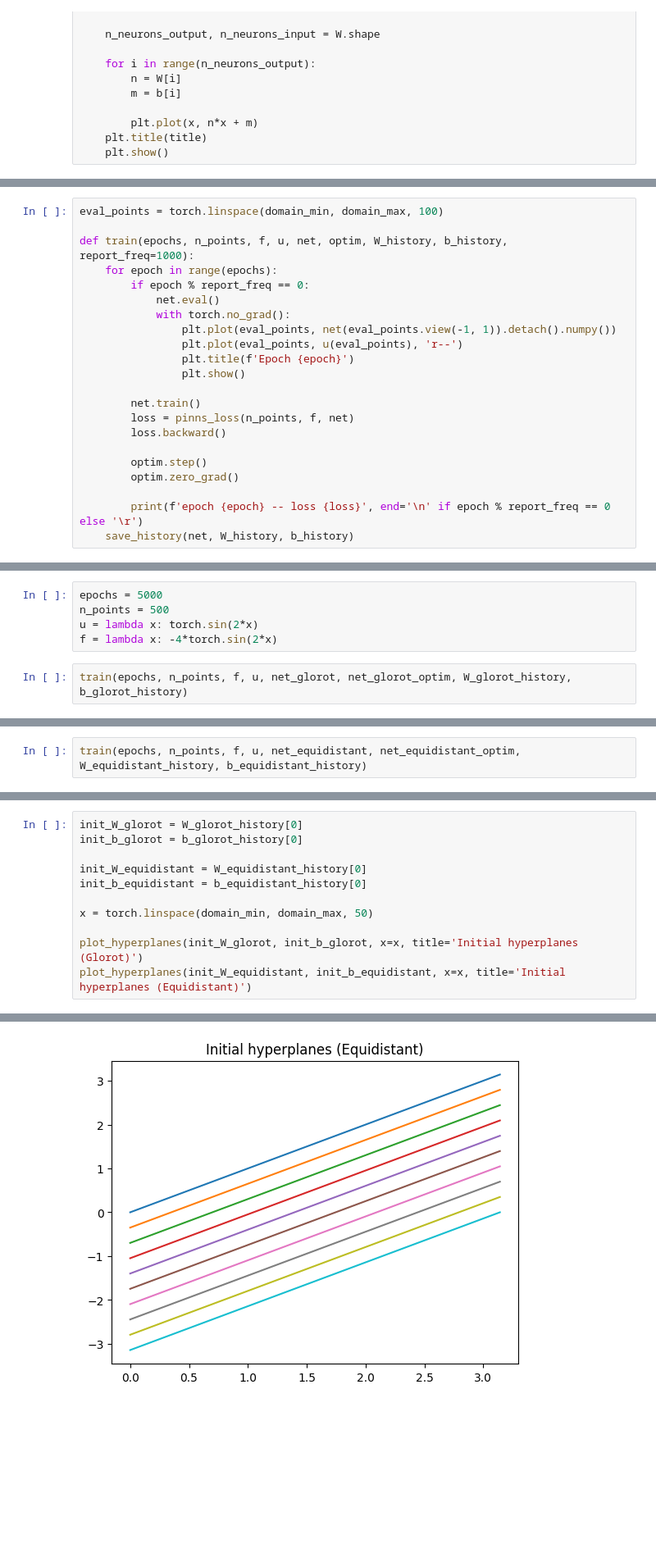
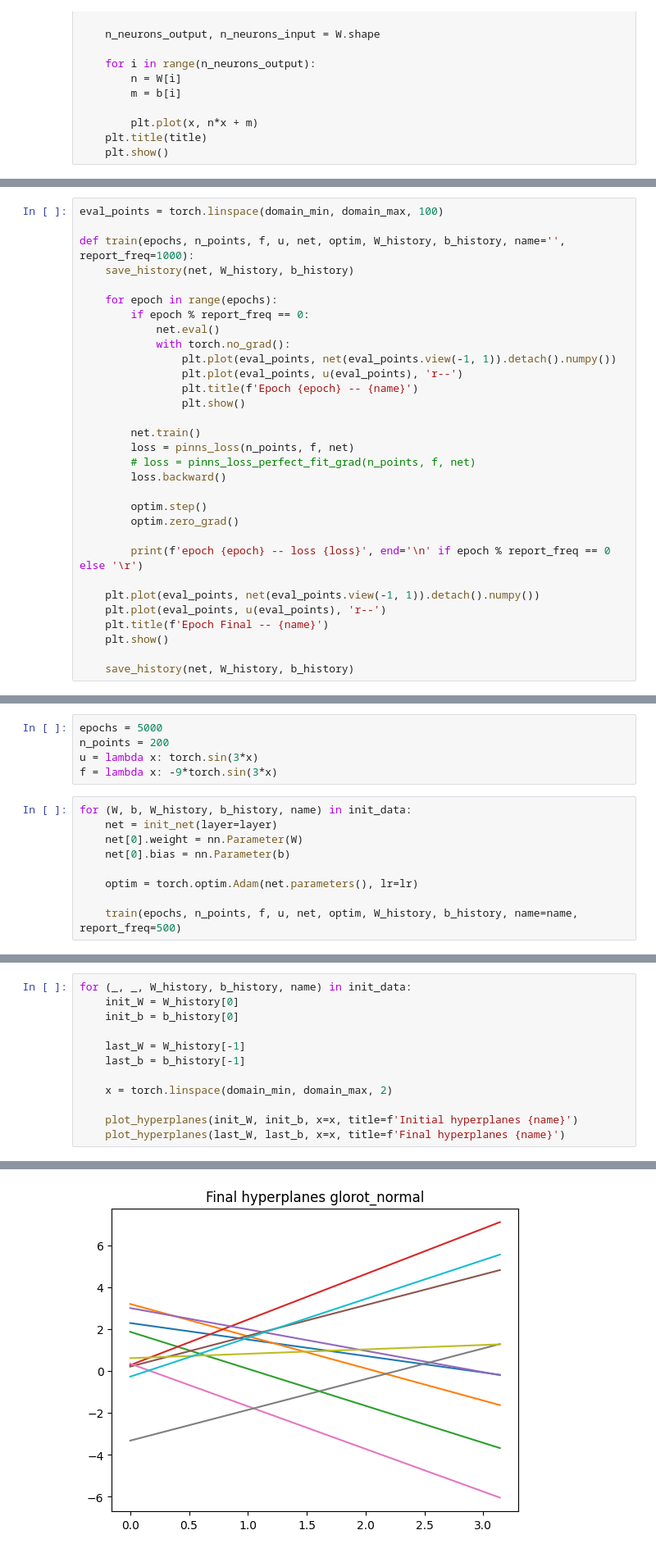
Before and after one commit to emmt1998/Improving_initialization, a Jupyter notebook: pinns_torch_1d.ipynb, the cells around one changed output, grey strips where cells are left out. Shown at 82% size. Drawn from its saved outputs; the diff is of its cells as text; blank space fills up the shorter version.

Commit message:
initializations + refactoring. gradient perfect square

```diff
--- a/pinns_torch_1d.ipynb
+++ b/pinns_torch_1d.ipynb
@@ -89,22 +146,31 @@ def pinns_loss(n_points, f, net):
 # %%
 eval_points = torch.linspace(domain_min, domain_max, 100)
 
-def train(epochs, n_points, f, u, net, optim, W_history, b_history, report_freq=1000):
+def train(epochs, n_points, f, u, net, optim, W_history, b_history, name='', report_freq=1000):
+    save_history(net, W_history, b_history)
+
     for epoch in range(epochs):
         if epoch % report_freq == 0:
             net.eval()
             with torch.no_grad():
                 plt.plot(eval_points, net(eval_points.view(-1, 1)).detach().numpy())
                 plt.plot(eval_points, u(eval_points), 'r--')
-                plt.title(f'Epoch {epoch}')
+                plt.title(f'Epoch {epoch} -- {name}')
                 plt.show()
 
         net.train()
         loss = pinns_loss(n_points, f, net)
+        # loss = pinns_loss_perfect_fit_grad(n_points, f, net)
         loss.backward()
 
         optim.step()
         optim.zero_grad()
 
         print(f'epoch {epoch} -- loss {loss}', end='\n' if epoch % report_freq == 0 else '\r')
+
+    plt.plot(eval_points, net(eval_points.view(-1, 1)).detach().numpy())
+    plt.plot(eval_points, u(eval_points), 'r--')
+    plt.title(f'Epoch Final -- {name}')
+    plt.show()
+
     save_history(net, W_history, b_history)
@@ -111,8 +215,15 @@ def train(epochs, n_points, f, u, net, optim, W_history, b_history, report_freq=
 # %%
 epochs = 5000
-n_points = 500
-u = lambda x: torch.sin(2*x)
-f = lambda x: -4*torch.sin(2*x)
+n_points = 200
+u = lambda x: torch.sin(3*x)
+f = lambda x: -9*torch.sin(3*x)
 # %%
-train(epochs, n_points, f, u, net_glorot, net_glorot_optim, W_glorot_history, b_glorot_history)
+for (W, b, W_history, b_history, name) in init_data:
+    net = init_net(layer=layer)
+    net[0].weight = nn.Parameter(W)
+    net[0].bias = nn.Parameter(b)
+
+    optim = torch.optim.Adam(net.parameters(), lr=lr)
+
+    train(epochs, n_points, f, u, net, optim, W_history, b_history, name=name, report_freq=500)
 # %% [output]
@@ -134,2 +248,0 @@ epoch 4999 -- loss 0.0021700789220631123
-# %%
-train(epochs, n_points, f, u, net_equidistant, net_equidistant_optim, W_equidistant_history, b_equidistant_history)
@@ -161,12 +249,13 @@ plt.show()
 # %%
-init_W_glorot = W_glorot_history[0]
-init_b_glorot = b_glorot_history[0]
+for (_, _, W_history, b_history, name) in init_data:
+    init_W = W_history[0]
+    init_b = b_history[0]
 
-init_W_equidistant = W_equidistant_history[0]
-init_b_equidistant = b_equidistant_history[0]
+    last_W = W_history[-1]
+    last_b = b_history[-1]
 
-x = torch.linspace(domain_min, domain_max, 50)
+    x = torch.linspace(domain_min, domain_max, 2)
 
-plot_hyperplanes(init_W_glorot, init_b_glorot, x=x, title='Initial hyperplanes (Glorot)')
-plot_hyperplanes(init_W_equidistant, init_b_equidistant, x=x, title='Initial hyperplanes (Equidistant)')
+    plot_hyperplanes(init_W, init_b, x=x, title=f'Initial hyperplanes {name}')
+    plot_hyperplanes(last_W, last_b, x=x, title=f'Final hyperplanes {name}')
 # %% [output]
@@ -174 +263 @@ plot_hyperplanes(init_W_equidistant, init_b_equidistant, x=x, title='Initial hyp
-[figure, old version]
+[figure, new version]
```
Also changed, not shown: parts of 10 cells of this notebook.
